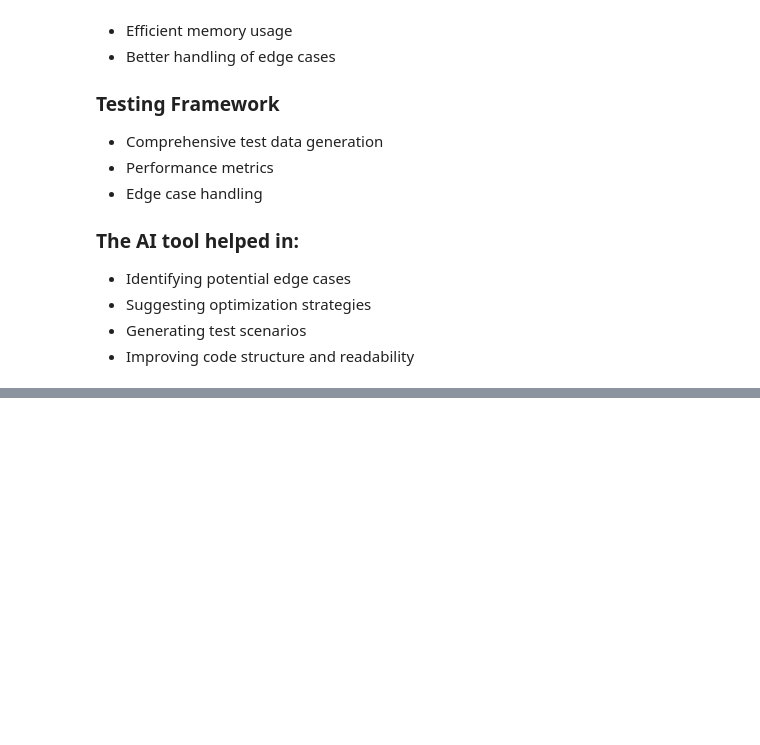
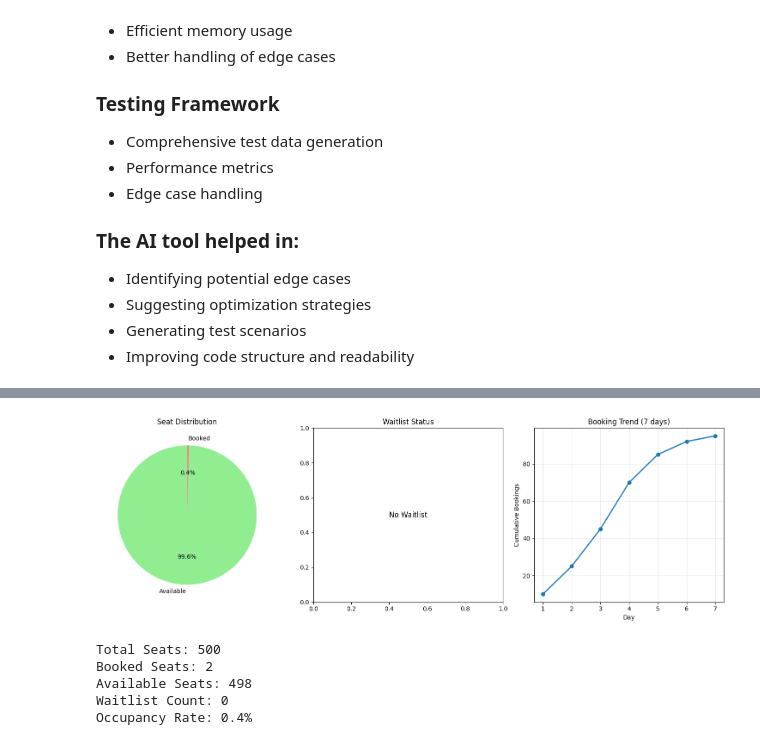
Before and after one commit to Encyclobinafix/CMPT-3830-ML-DATA-PROJECTS-OVERVIEW, a Jupyter notebook: Dynamic_Ticket_Booking_System_Analysis_&_Visualization.ipynb, the cells around one changed output, grey strips where cells are left out. Cells and saved outputs as stored; diff of their text form; code cells hidden in the pictures; blank space fills up the shorter version.

```diff
--- a/Dynamic_Ticket_Booking_System_Analysis_&_Visualization.ipynb
+++ b/Dynamic_Ticket_Booking_System_Analysis_&_Visualization.ipynb
@@ -620,0 +727,59 @@ class OptimizedTicketBookingSystem:
+# %%
+import matplotlib.pyplot as plt
+import seaborn as sns
+
+def visualize_booking_stats(system):
+    """Visualize booking statistics"""
+    # Calculate statistics
+    total_seats = system.total_seats
+    booked_seats = sum(1 for seat in system.seats if seat is not None)
+    available_seats = total_seats - booked_seats
+    waitlist_count = len(system.waitlist)
+
+    # Create figure with subplots
+    fig, axes = plt.subplots(1, 3, figsize=(15, 5))
+
+    # 1. Pie chart for seat status
+    labels = ['Available', 'Booked']
+    sizes = [available_seats, booked_seats]
+    colors = ['lightgreen', 'lightcoral']
+    axes[0].pie(sizes, labels=labels, colors=colors, autopct='%1.1f%%', startangle=90)
+    axes[0].set_title('Seat Distribution')
+
+    # 2. Bar chart for waitlist
+    if waitlist_count > 0:
+        axes[1].bar(['Waitlist'], [waitlist_count], color='orange')
+        axes[1].set_ylabel('Number of Customers')
+        axes[1].set_title(f'Waitlist: {waitlist_count} customers')
+    else:
+        axes[1].text(0.5, 0.5, 'No Waitlist', ha='center', va='center', fontsize=12)
+        axes[1].set_title('Waitlist Status')
+
+    # 3. Line chart showing booking pattern (simulated)
+    days = list(range(1, 8))
+    bookings_per_day = [10, 25, 45, 70, 85, 92, 95]  # Simulated data
+    axes[2].plot(days, bookings_per_day, marker='o', linewidth=2)
+    axes[2].set_xlabel('Day')
+    axes[2].set_ylabel('Cumulative Bookings')
+    axes[2].set_title('Booking Trend (7 days)')
+    axes[2].grid(True, alpha=0.3)
+
+    plt.tight_layout()
+    plt.show()
+
+    # Print statistics
+    print(f"Total Seats: {total_seats}")
+    print(f"Booked Seats: {booked_seats}")
+    print(f"Available Seats: {available_seats}")
+    print(f"Waitlist Count: {waitlist_count}")
+    print(f"Occupancy Rate: {(booked_seats/total_seats)*100:.1f}%")
+
+# Example usage
+visualize_booking_stats(system)
+# %% [output]
+[figure, added]
+Total Seats: 500
+Booked Seats: 2
+Available Seats: 498
+Waitlist Count: 0
+Occupancy Rate: 0.4%
```
Also changed, not shown: parts of 13 cells of this notebook.
